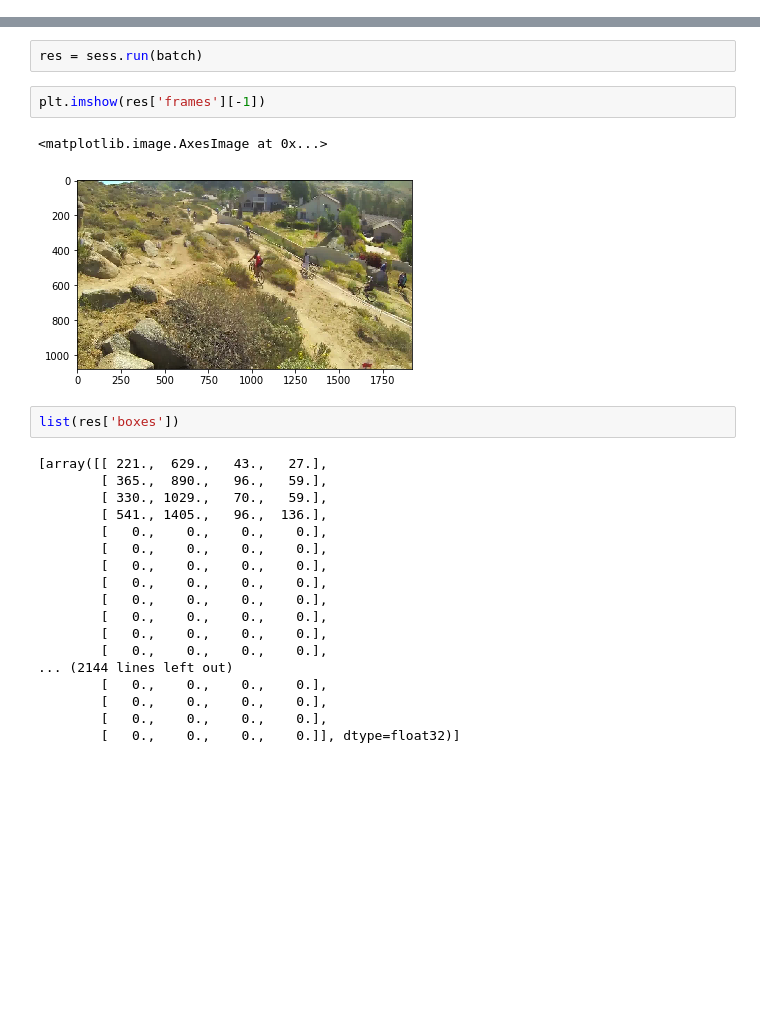
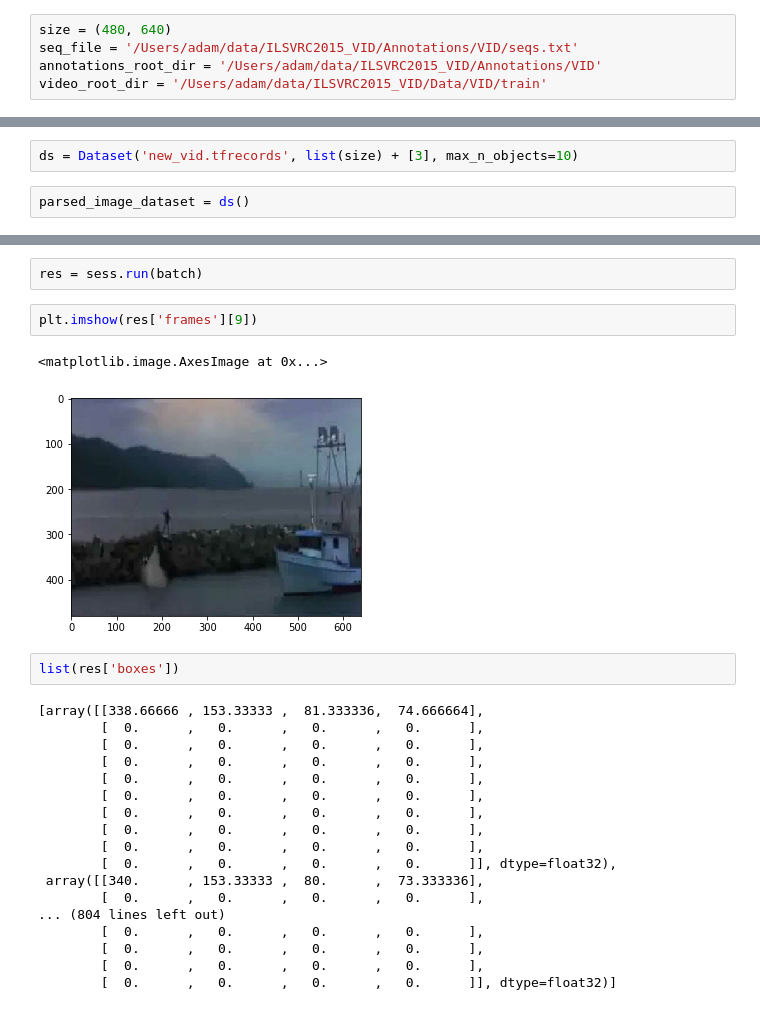
Before and after one commit to akosiorek/tf_imagenet_video, a Jupyter notebook: imagnet_vid.ipynb, the cells around one changed output, grey strips where cells are left out. Cells and saved outputs as stored; diff of their text form; blank space fills up the shorter version.

Commit message:
dataset reader

```diff
--- a/imagnet_vid.ipynb
+++ b/imagnet_vid.ipynb
@@ -152,0 +166,5 @@ def parse(sequence_file, root_dir=None, seq_filter=None):
+# %%
+size = (480, 640)
+seq_file = '/Users/adam/data/ILSVRC2015_VID/Annotations/VID/seqs.txt'
+annotations_root_dir = '/Users/adam/data/ILSVRC2015_VID/Annotations/VID'
+video_root_dir = '/Users/adam/data/ILSVRC2015_VID/Data/VID/train'
@@ -368,3 +338,7 @@ after Tensor("StringJoin:0", shape=(?,), dtype=string)
+# %%
+ds = Dataset('new_vid.tfrecords', list(size) + [3], max_n_objects=10)
+# %%
+parsed_image_dataset = ds()
 # %%
 it = parsed_image_dataset.repeat().make_one_shot_iterator()
 # %%
@@ -387,30 +361,30 @@ sess = tf.Session()
 # %%
 res = sess.run(batch)
 # %%
-plt.imshow(res['frames'][-1])
+plt.imshow(res['frames'][9])
 # %% [output]
 <matplotlib.image.AxesImage at 0x...>
-[figure, old version]
+[figure, new version]
 # %%
 list(res['boxes'])
 # %% [output]
-[array([[ 221.,  629.,   43.,   27.],
-        [ 365.,  890.,   96.,   59.],
-        [ 330., 1029.,   70.,   59.],
-        [ 541., 1405.,   96.,  136.],
-        [   0.,    0.,    0.,    0.],
-        [   0.,    0.,    0.,    0.],
-        [   0.,    0.,    0.,    0.],
-        [   0.,    0.,    0.,    0.],
-        [   0.,    0.,    0.,    0.],
-        [   0.,    0.,    0.,    0.],
-        [   0.,    0.,    0.,    0.],
-        [   0.,    0.,    0.,    0.],
-... (2144 lines left out)
-        [   0.,    0.,    0.,    0.],
-        [   0.,    0.,    0.,    0.],
-        [   0.,    0.,    0.,    0.],
-        [   0.,    0.,    0.,    0.]], dtype=float32)]
+[array([[338.66666 , 153.33333 ,  81.333336,  74.666664],
+        [  0.      ,   0.      ,   0.      ,   0.      ],
+        [  0.      ,   0.      ,   0.      ,   0.      ],
+        [  0.      ,   0.      ,   0.      ,   0.      ],
+        [  0.      ,   0.      ,   0.      ,   0.      ],
+        [  0.      ,   0.      ,   0.      ,   0.      ],
+        [  0.      ,   0.      ,   0.      ,   0.      ],
+        [  0.      ,   0.      ,   0.      ,   0.      ],
+        [  0.      ,   0.      ,   0.      ,   0.      ],
+        [  0.      ,   0.      ,   0.      ,   0.      ]], dtype=float32),
+ array([[340.      , 153.33333 ,  80.      ,  73.333336],
+        [  0.      ,   0.      ,   0.      ,   0.      ],
+... (804 lines left out)
+        [  0.      ,   0.      ,   0.      ,   0.      ],
+        [  0.      ,   0.      ,   0.      ,   0.      ],
+        [  0.      ,   0.      ,   0.      ,   0.      ],
+        [  0.      ,   0.      ,   0.      ,   0.      ]], dtype=float32)]
 # %%
 properties.boxes
 # %% [output]
```
Also changed, not shown: parts of 36 cells of this notebook, 7 other files.
